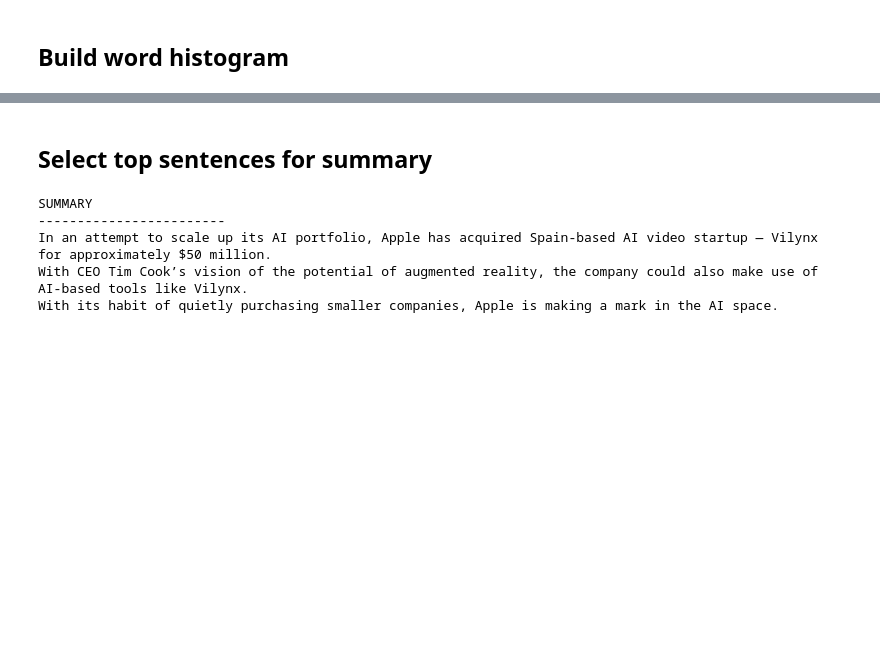
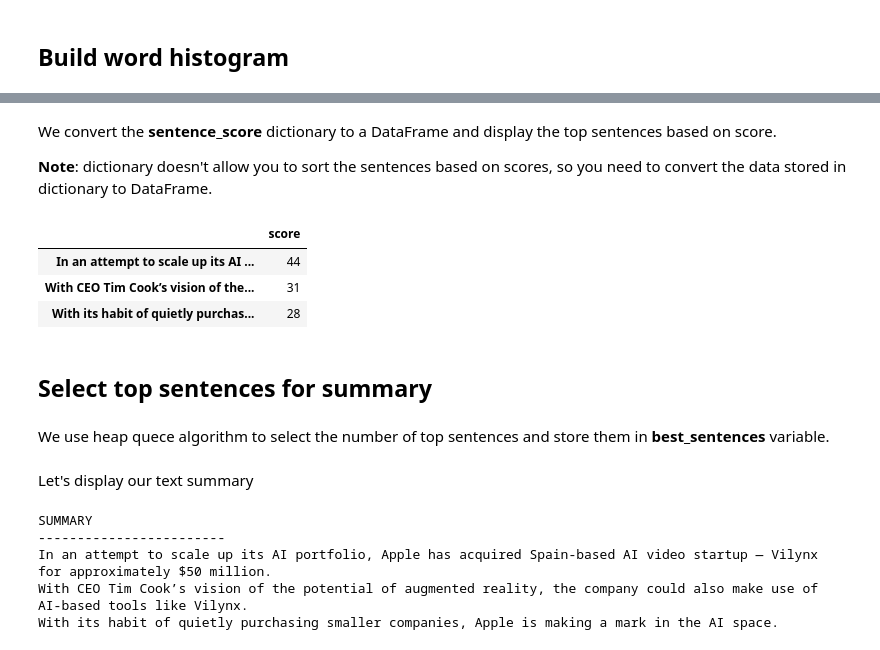
Before and after one commit to louisteo9/personal-text-summarizer, a Jupyter notebook: Personal Text Summarizer.ipynb, the cells around one changed output, grey strips where cells are left out. Drawn from its saved outputs; the diff is of its cells as text; code cells hidden in the pictures; blank space fills up the shorter version.

```diff
--- a/Personal Text Summarizer.ipynb
+++ b/Personal Text Summarizer.ipynb
@@ -101,6 +176,20 @@ for sentence in sentences:
                     sentence_score[sentence] = word_count[word]
                 else:
                     sentence_score[sentence] += word_count[word]
+# %% [markdown]
+We convert the **sentence_score** dictionary to a DataFrame and display the top sentences based on score.
+
+**Note**: dictionary doesn't allow you to sort the sentences based on scores, so you need to convert the data stored in dictionary to DataFrame.
+# %%
+df_sentence_score = pd.DataFrame.from_dict(sentence_score, orient = 'index').rename(columns={0: 'score'})
+df_sentence_score.sort_values(by='score', ascending = False)
+# %% [output]
+|  | score |
+| In an attempt to scale up its AI ... | 44 |
+| With CEO Tim Cook’s vision of the... | 31 |
+| With its habit of quietly purchas... | 28 |
 # %% [markdown]
 ## Select top sentences for summary
+# %% [markdown]
+We use heap quece algorithm to select the number of top sentences and store them in **best_sentences** variable.
 # %%
@@ -108,4 +197,6 @@ for sentence in sentences:
 best_sentences = heapq.nlargest(3, sentence_score, key=sentence_score.get)
+# %% [markdown]
+Let's display our text summary
 # %%
 print('SUMMARY')
 print('------------------------')
```
Also changed, not shown: parts of 33 cells of this notebook.
